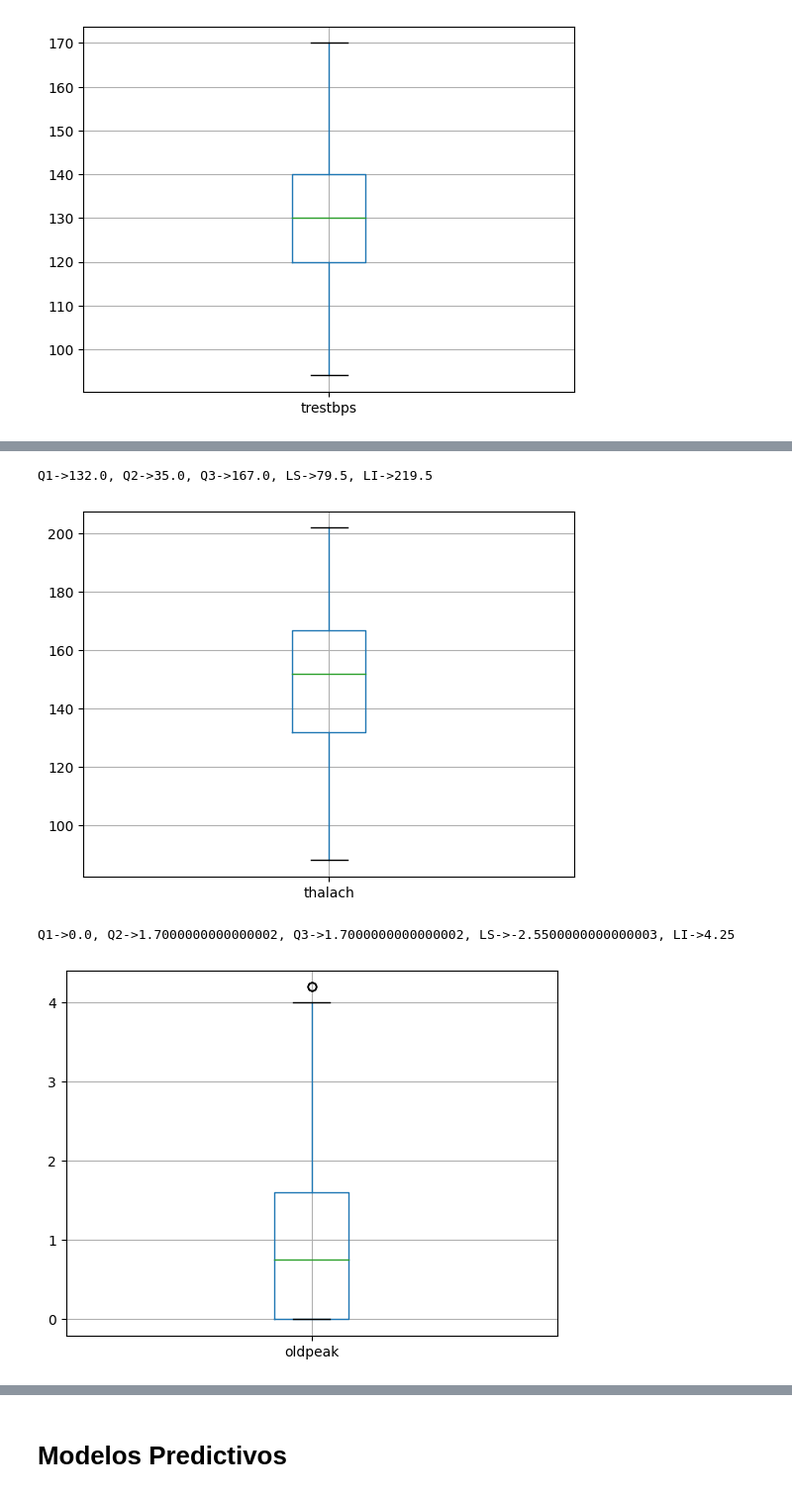
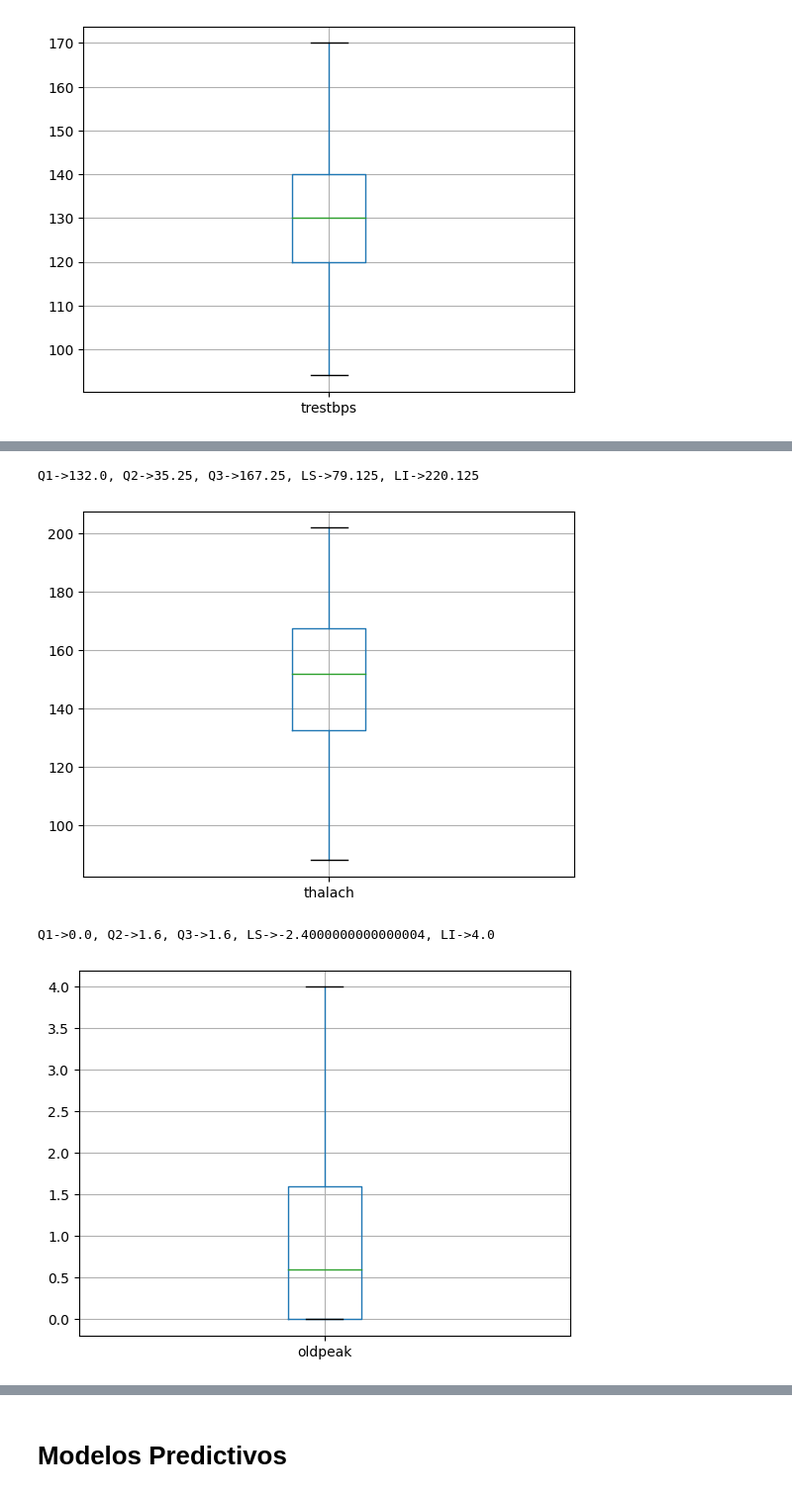
Before and after one commit to ClauRozasG/Modelo-predictivo-enfermedades-cardiacas, a Jupyter notebook: Enfermedades_cardiacas.ipynb, the cells around one changed output, grey strips where cells are left out. Shown at 99% size. Saved outputs shown, nothing was run; the diff lists cells and outputs as text; code cells hidden in the pictures.

```diff
--- a/Enfermedades_cardiacas.ipynb
+++ b/Enfermedades_cardiacas.ipynb
@@ -50,8 +52,8 @@ dtypes: float64(1), int64(13)
 memory usage: 112.2 KB
 # %%
 #Eliminaremos los duplicados puesto que no nos aportaría más información de lo que ya se tiene.
-#df_heart=df_heart.drop_duplicates()
-#df_heart.info()
+df_heart=df_heart.drop_duplicates()
+df_heart.info()
 # %% [output]
 <class 'pandas.core.frame.DataFrame'>
 Int64Index: 302 entries, 0 to 878
@@ -148,21 +143,21 @@ Q2=Q3-Q1
 limite_inferior=Q1-1.5*Q2
 limite_superior=Q3+1.5*Q2
 seleccion=((valor >= limite_inferior) & (valor<=limite_superior))
-df2_new=df_heart[seleccion]
-df2_new.boxplot(['trestbps'])
+dfheart_new=df_heart[seleccion]
+dfheart_new.boxplot(['trestbps'])
 print(f'Q1->{Q1}, Q2->{Q2}, Q3->{Q3}, LS->{limite_inferior}, LI->{limite_superior}')
 # %% [output]
 Q1->120.0, Q2->20.0, Q3->140.0, LS->90.0, LI->170.0
 [figure]
 # %%
-valor=df2_new['chol']
+valor=dfheart_new['chol']
 Q1=valor.quantile(.25)
 Q3=valor.quantile(.75)
 Q2=Q3-Q1
 limite_inferior=Q1-1.5*Q2
 limite_superior=Q3+1.5*Q2
 seleccion=((valor >= limite_inferior) & (valor<=limite_superior))
-df2_new=df2_new[seleccion]
-df2_new.boxplot(['chol'])
+dfheart_new=dfheart_new[seleccion]
+dfheart_new.boxplot(['chol'])
 print(f'Q1->{Q1}, Q2->{Q2}, Q3->{Q3}, LS->{limite_inferior}, LI->{limite_superior}')
 # %% [output]
@@ -171,28 +166,28 @@ Q1->210.5, Q2->63.5, Q3->274.0, LS->115.25, LI->369.25
 # %%
-valor=df2_new['thalach']
+valor=dfheart_new['thalach']
 Q1=valor.quantile(.25)
 Q3=valor.quantile(.75)
 Q2=Q3-Q1
 limite_inferior=Q1-1.5*Q2
 limite_superior=Q3+1.5*Q2
 seleccion=((valor >= limite_inferior) & (valor<=limite_superior))
-df2_new=df2_new[seleccion]
-df2_new.boxplot(['thalach'])
+dfheart_new=dfheart_new[seleccion]
+dfheart_new.boxplot(['thalach'])
 print(f'Q1->{Q1}, Q2->{Q2}, Q3->{Q3}, LS->{limite_inferior}, LI->{limite_superior}')
 # %% [output]
-Q1->132.0, Q2->35.0, Q3->167.0, LS->79.5, LI->219.5
+Q1->132.0, Q2->35.25, Q3->167.25, LS->79.125, LI->220.125
 [figure]
 # %%
-valor=df2_new['oldpeak']
+valor=dfheart_new['oldpeak']
 Q1=valor.quantile(.25)
 Q3=valor.quantile(.75)
 Q2=Q3-Q1
 limite_inferior=Q1-1.5*Q2
 limite_superior=Q3+1.5*Q2
 seleccion=((valor >= limite_inferior) & (valor<=limite_superior))
-df2_new=df2_new[seleccion]
-df2_new.boxplot(['oldpeak'])
+dfheart_new=dfheart_new[seleccion]
+dfheart_new.boxplot(['oldpeak'])
 print(f'Q1->{Q1}, Q2->{Q2}, Q3->{Q3}, LS->{limite_inferior}, LI->{limite_superior}')
 # %% [output]
-Q1->0.0, Q2->1.7000000000000002, Q3->1.7000000000000002, LS->-2.5500000000000003, LI->4.25
+Q1->0.0, Q2->1.6, Q3->1.6, LS->-2.4000000000000004, LI->4.0
-[figure, old version]
+[figure, new version]
```
Also changed, not shown: parts of 29 cells of this notebook.
